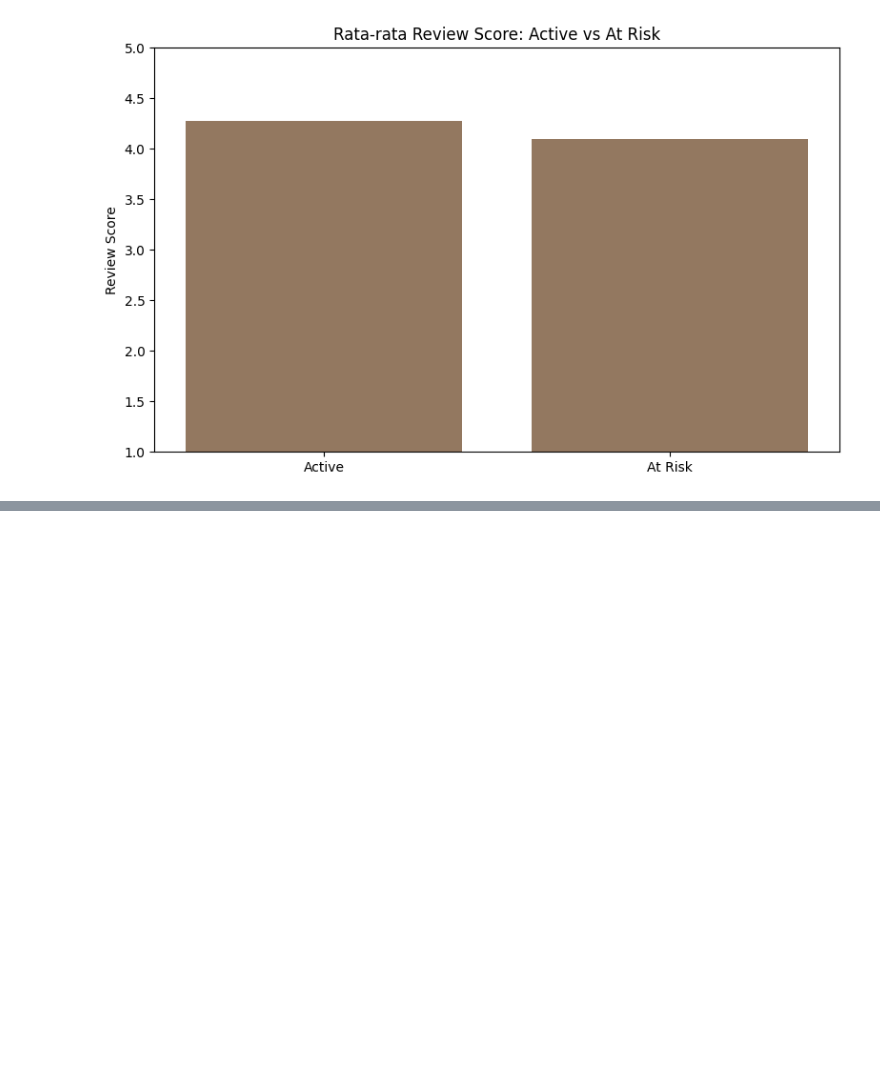
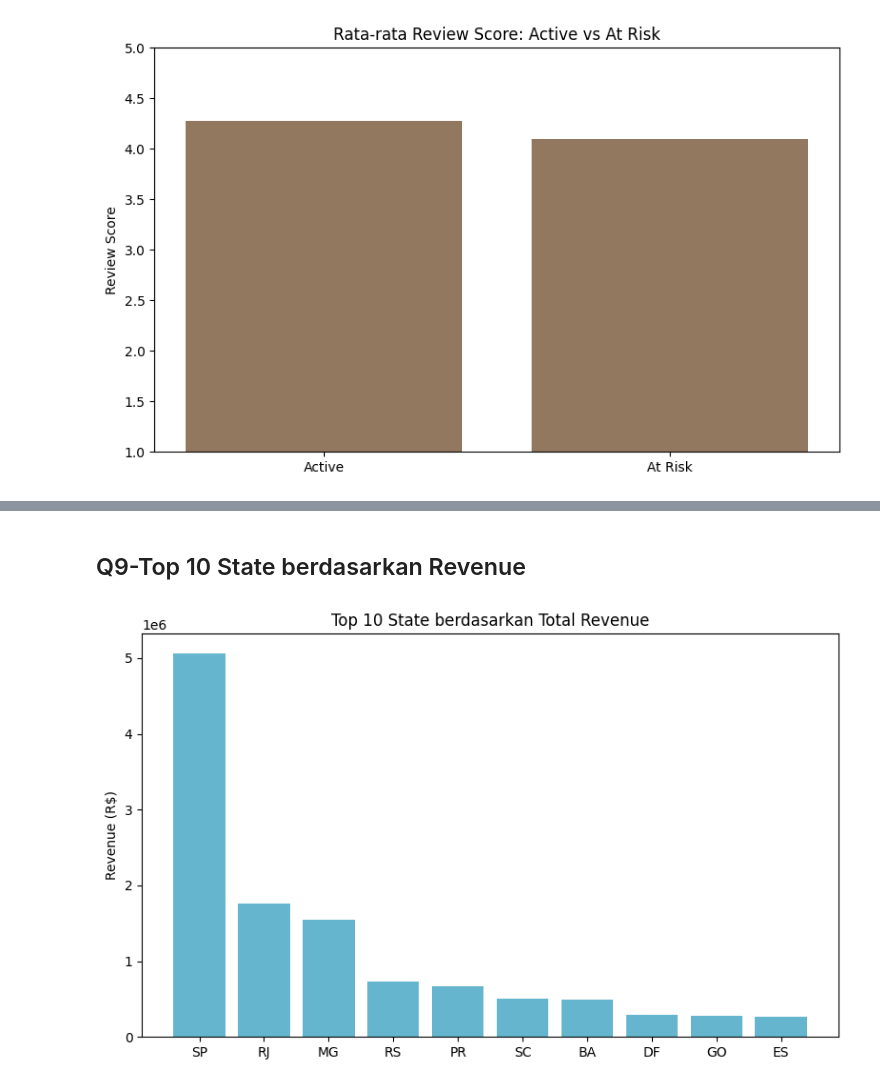
Before and after one commit to rohid001/olist-sql-dashboard, a Jupyter notebook: notebooks/03_query_validation_viz.ipynb, the cells around one changed output, grey strips where cells are left out. Saved outputs shown, nothing was run; the diff lists cells and outputs as text; code cells hidden in the pictures; blank space fills up the shorter version.

```diff
--- a/notebooks/03_query_validation_viz.ipynb
+++ b/notebooks/03_query_validation_viz.ipynb
@@ -149,0 +165,14 @@ plt.show()
+# %% [markdown]
+## Q9-Top 10 State berdasarkan Revenue
+# %%
+df_q9 = pd.read_csv(processed_dir / "q9_revenue_per_state.csv")
+top10 = df_q9.sort_values("total_revenue", ascending=False).head(10)
+
+plt.figure()
+plt.bar(top10["customer_state"], top10["total_revenue"], color="#64B5CD")
+plt.title("Top 10 State berdasarkan Total Revenue")
+plt.ylabel("Revenue (R$)")
+plt.tight_layout()
+plt.show()
+# %% [output]
+[figure, added]
```
Also changed, not shown: parts of 4 cells of this notebook, 4 other files.
